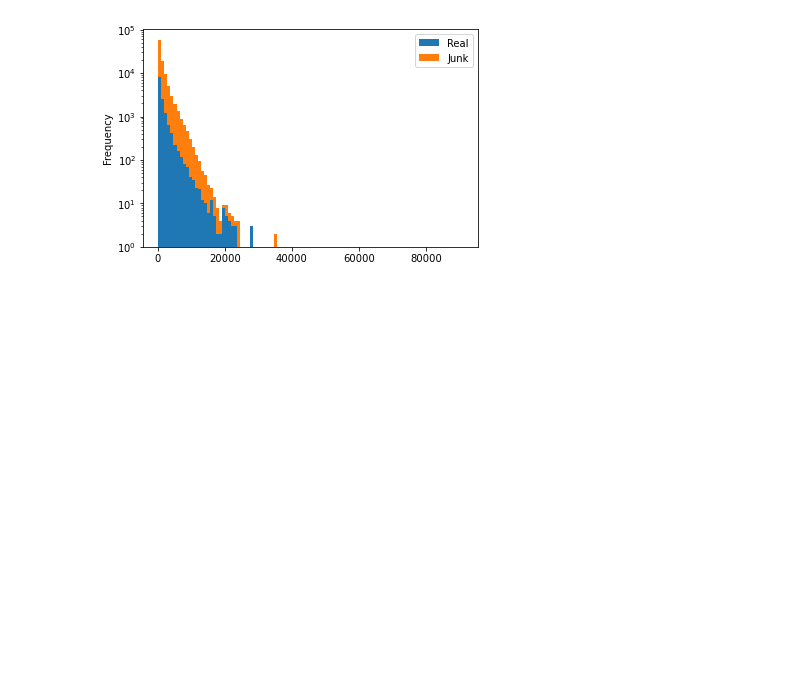
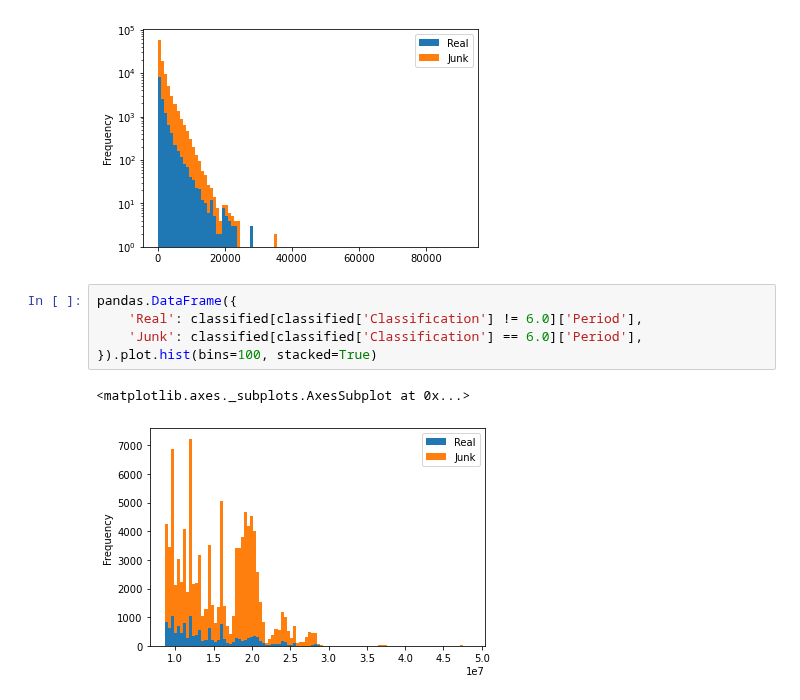
Before and after one commit to adammcmaster/superwasp-tools, a Jupyter notebook: long_period_population.ipynb, the cells around one changed output. Cells and saved outputs as stored; diff of their text form; blank space fills up the shorter version.

Commit message:
Plot real vs junk against period

```diff
--- a/long_period_population.ipynb
+++ b/long_period_population.ipynb
@@ -68,3 +68,11 @@ pandas.DataFrame({
 # %% [output]
 <matplotlib.axes._subplots.AxesSubplot at 0x...>
 [figure]
+# %%
+pandas.DataFrame({
+    'Real': classified[classified['Classification'] != 6.0]['Period'],
+    'Junk': classified[classified['Classification'] == 6.0]['Period'],
+}).plot.hist(bins=100, stacked=True)
+# %% [output]
+<matplotlib.axes._subplots.AxesSubplot at 0x...>
+[figure, added]
```
Also changed, not shown: 1 other file.
